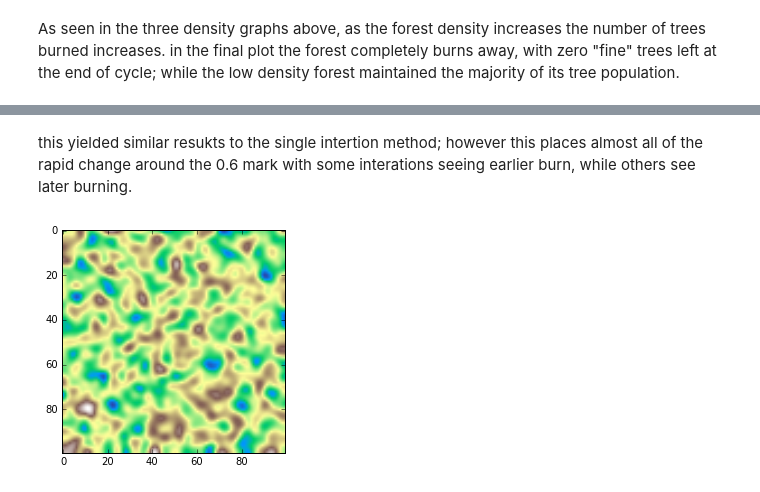
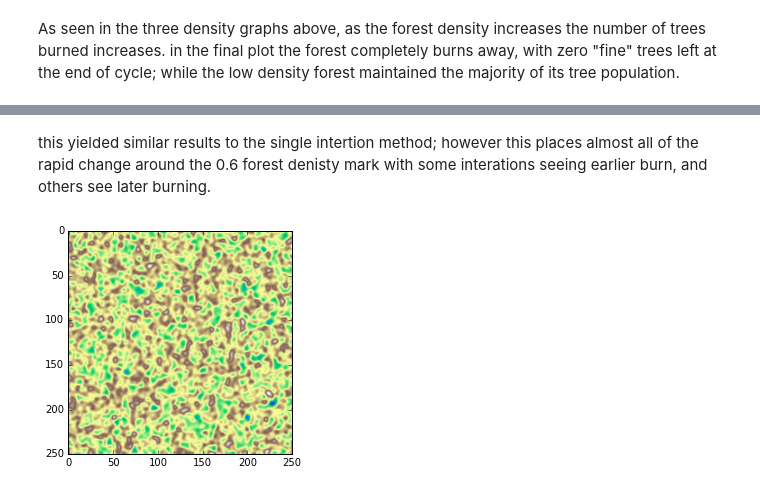
Before and after one commit to marckaylor/STA-Lab-4, a Jupyter notebook: Lab-4.ipynb, the cells around one changed output, grey strips where cells are left out. Drawn from its saved outputs; the diff is of its cells as text; code cells hidden in the pictures.

```diff
--- a/Lab-4.ipynb
+++ b/Lab-4.ipynb
@@ -211,5 +215,5 @@ plt.xlim(0,1)
 # %% [markdown]
-this yielded similar resukts to the single intertion method; however this places almost all of the rapid change around the 0.6 mark with some interations seeing earlier burn, while others see later burning.
+this yielded similar results to the single intertion method; however this places almost all of the rapid change around the 0.6 forest denisty mark with some interations seeing earlier burn, and others see later burning.
 # %%
 #taking what we have and placing it on a fake dem to help visulaize
 def fake_surface(dim=(100,100), low=500, high=1500, sigma=2):
@@ -243,7 +247,7 @@ def fake_surface(dim=(100,100), low=500, high=1500, sigma=2):
     r = uniform(low, high, size=multiply(*dim)).reshape(dim)
     return gaussian_filter(r, sigma=sigma, truncate=9)
 # %%
-plt.imshow(fake_surface((100,100)), cmap=plt.get_cmap("terrain"))
+plt.imshow(fake_surface((250,250)), cmap=plt.get_cmap("terrain"))
 plt.show()
 # %% [output]
-[figure, old version]
+[figure, new version]
```
Also changed, not shown: parts of 10 cells of this notebook.
